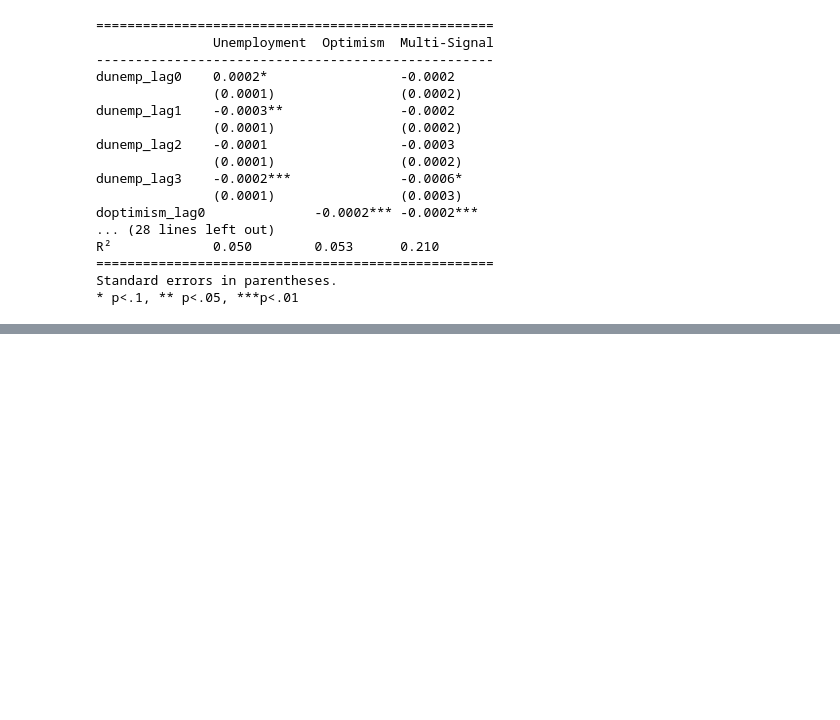
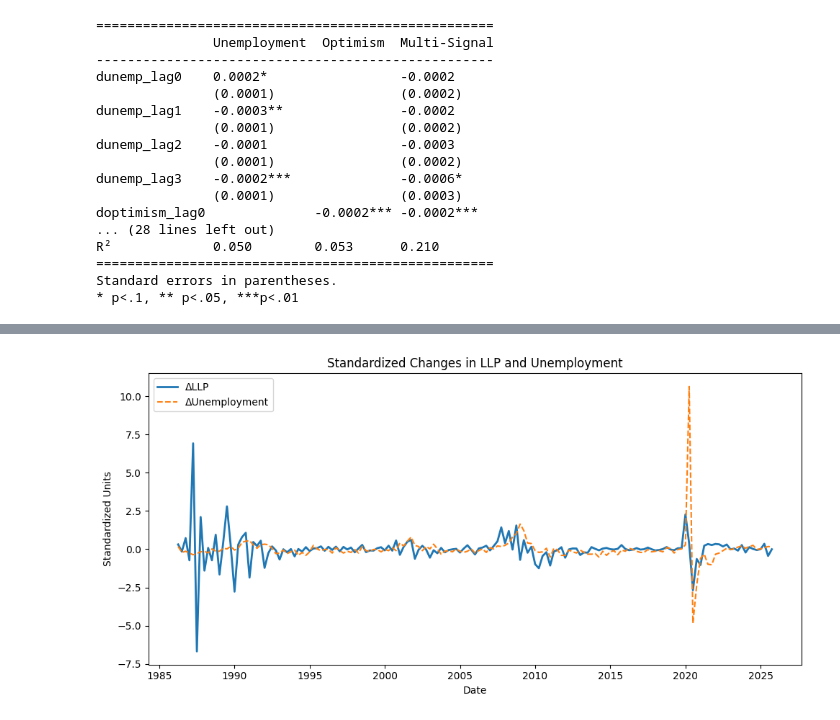
Before and after one commit to lukeroy007/4915_capstone, a Jupyter notebook: notebooks/03_visuals.ipynb, the cells around one changed output, grey strips where cells are left out. Saved outputs shown, nothing was run; the diff lists cells and outputs as text; code cells hidden in the pictures; blank space fills up the shorter version.

```diff
--- a/notebooks/03_visuals.ipynb
+++ b/notebooks/03_visuals.ipynb
@@ -326,0 +380,20 @@ with open("../figures/regression_results.txt", "w") as f:
+# %%
+df_plot = df[["dllp_ratio", "dunemp"]].dropna()
+
+df_plot_std = (df_plot - df_plot.mean()) / df_plot.std()
+# %%
+plt.figure(figsize=(10,5))
+
+plt.plot(df_plot_std.index, df_plot_std["dllp_ratio"], label="ΔLLP", linewidth=2)
+plt.plot(df_plot_std.index, df_plot_std["dunemp"], label="ΔUnemployment", linestyle="--")
+
+plt.title("Standardized Changes in LLP and Unemployment")
+plt.xlabel("Date")
+plt.ylabel("Standardized Units")
+plt.legend()
+
+plt.tight_layout()
+#plt.savefig("../figures/dllp_vs_dunemp_std.png", dpi=300)
+plt.show()
+# %% [output]
+[figure, added]
```
Also changed, not shown: parts of 4 cells of this notebook, 4 other files.
